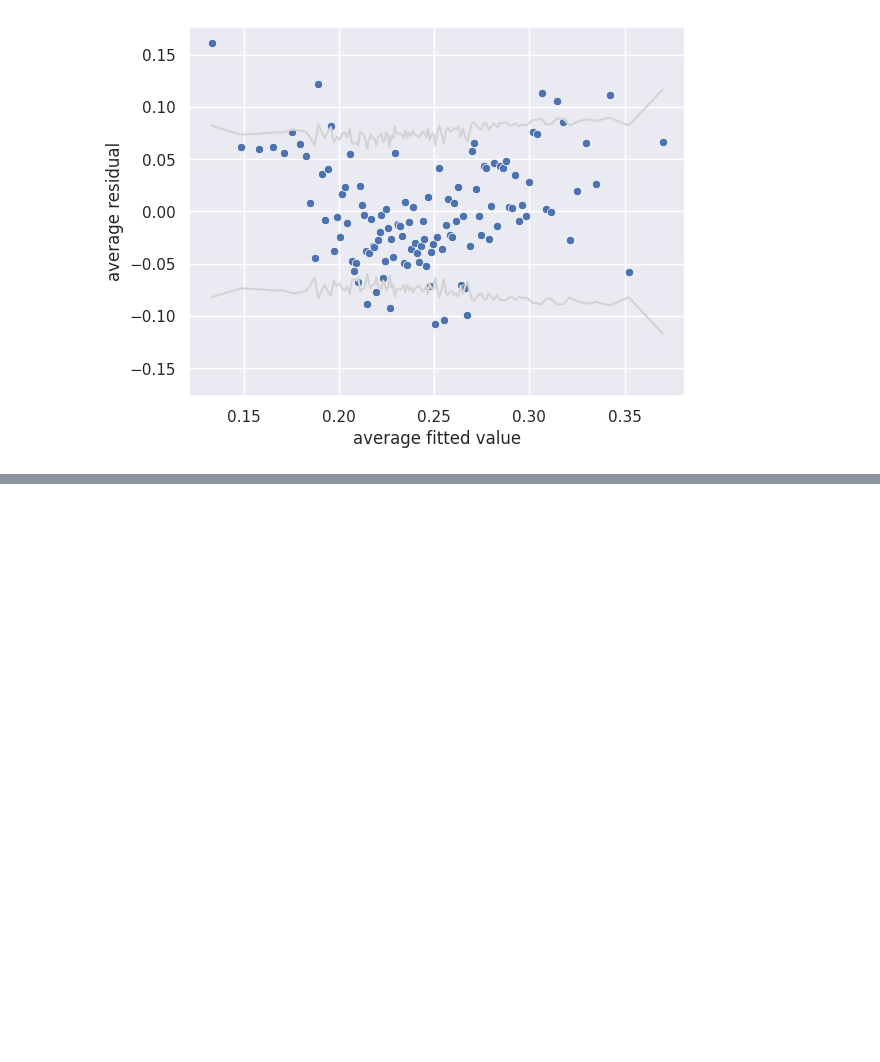
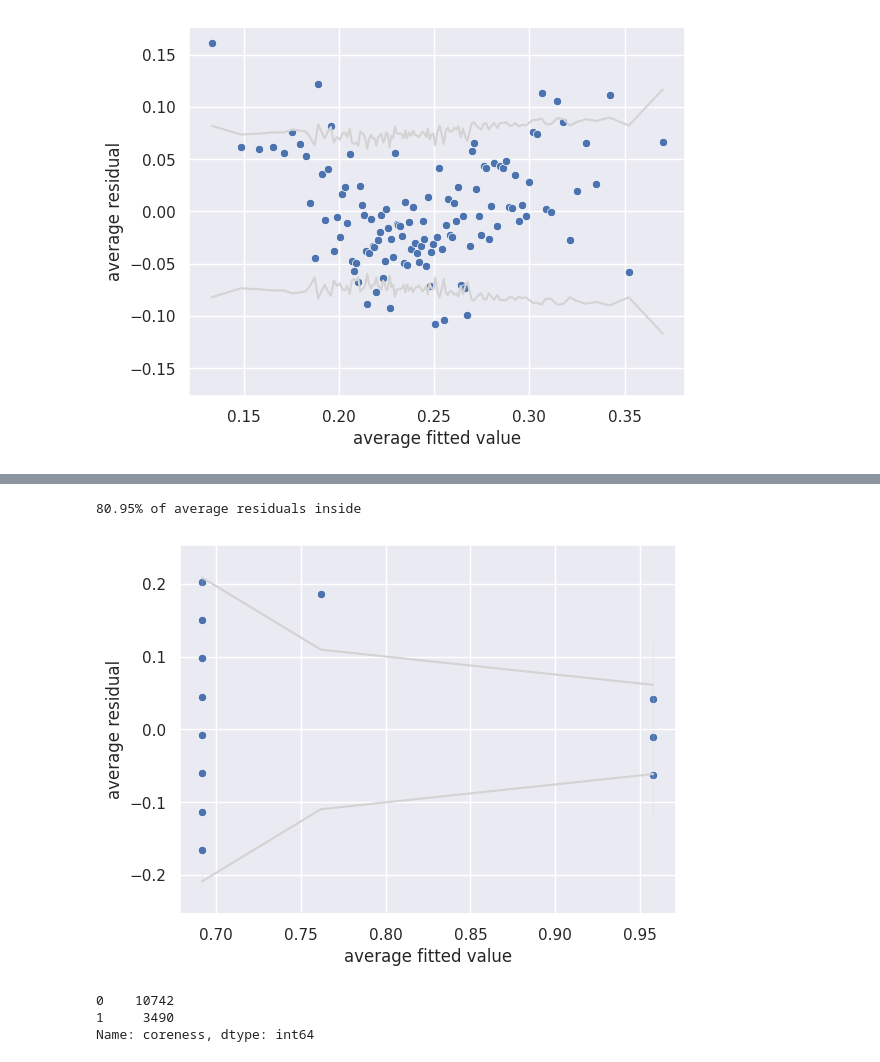
Before and after one commit to DaviReisVieira/projeto-1-redesoc, a Jupyter notebook: 2. Criação de Modelos.ipynb, the cells around one changed output, grey strips where cells are left out. Cells and saved outputs as stored; diff of their text form; code cells hidden in the pictures; blank space fills up the shorter version.

```diff
--- a/2. Criação de Modelos.ipynb
+++ b/2. Criação de Modelos.ipynb
@@ -334,0 +385,3 @@ results_g.plot_residuals()
+# %%
+# create column not recommended
+data_df['not_recommended'] = 1 - data_df['recommended']
@@ -334,0 +406,3 @@ results_g.plot_residuals()
+# %%
+data_df_jogo_filtrado = data_df[data_df['app_name'] == "PLAYERUNKNOWN'S BATTLEGROUNDS"]
+data_df_jogo_filtrado.head()
@@ -334,0 +417,3 @@ results_g.plot_residuals()
+# %%
+data_df_jogo_filtrado_horas = data_df_jogo_filtrado[data_df_jogo_filtrado['author_playtime_last_two_weeks'] < 2]
+data_df_jogo_filtrado_horas.head()
@@ -334,0 +448,3 @@ results_g.plot_residuals()
+# %%
+results_b_recorte_1 = reg.logistic(data=data_df_jogo_filtrado_horas, formula='recommended ~ received_for_free')
+results_b_recorte_1.micro_summary()
@@ -334,0 +457,12 @@ results_g.plot_residuals()
+# %%
+results_b_recorte_1.plot_residuals()
+# %% [output]
+80.95% of average residuals inside
+[figure, added]
+# %%
+# provar que não é preciso ter muitas horas jogadas para ter coreness 1 do data_df
+data_df['coreness'].value_counts()
+# %% [output]
+0    10742
+1     3490
+Name: coreness, dtype: int64
```
Also changed, not shown: parts of 17 cells of this notebook, 1 other file.
